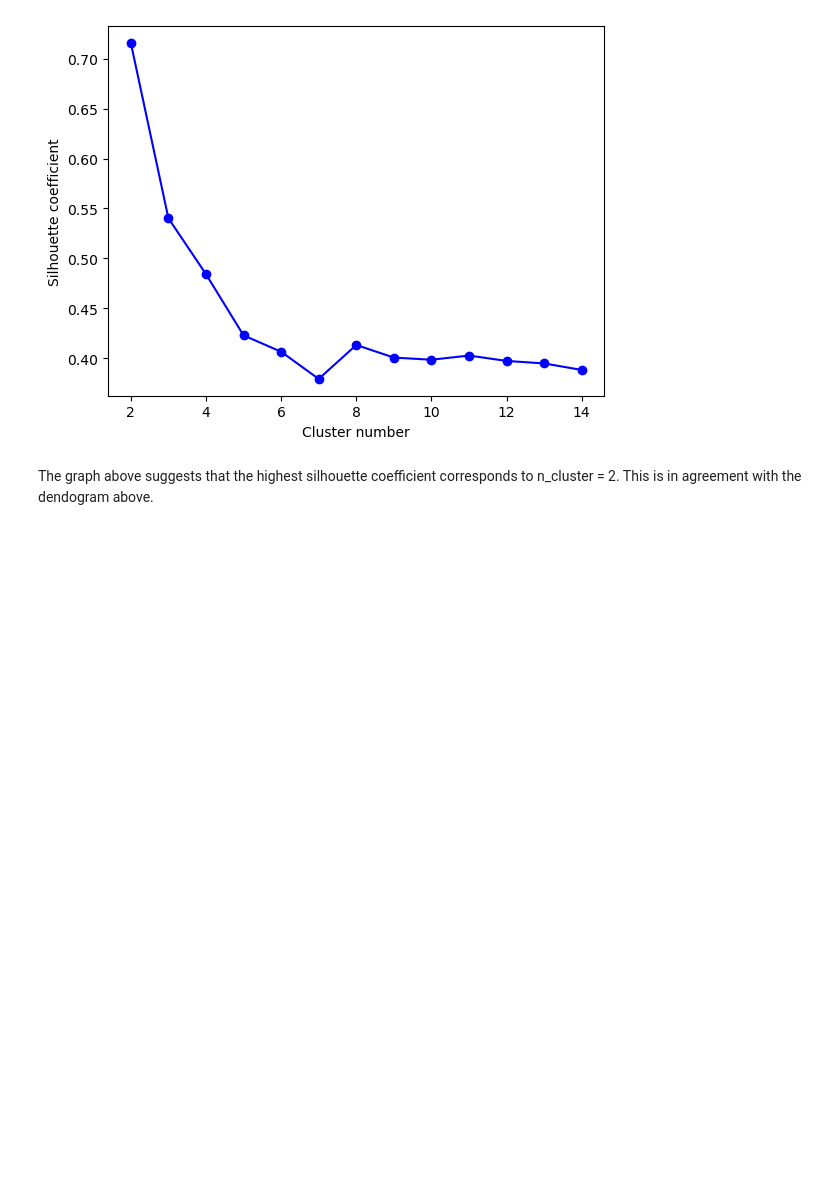
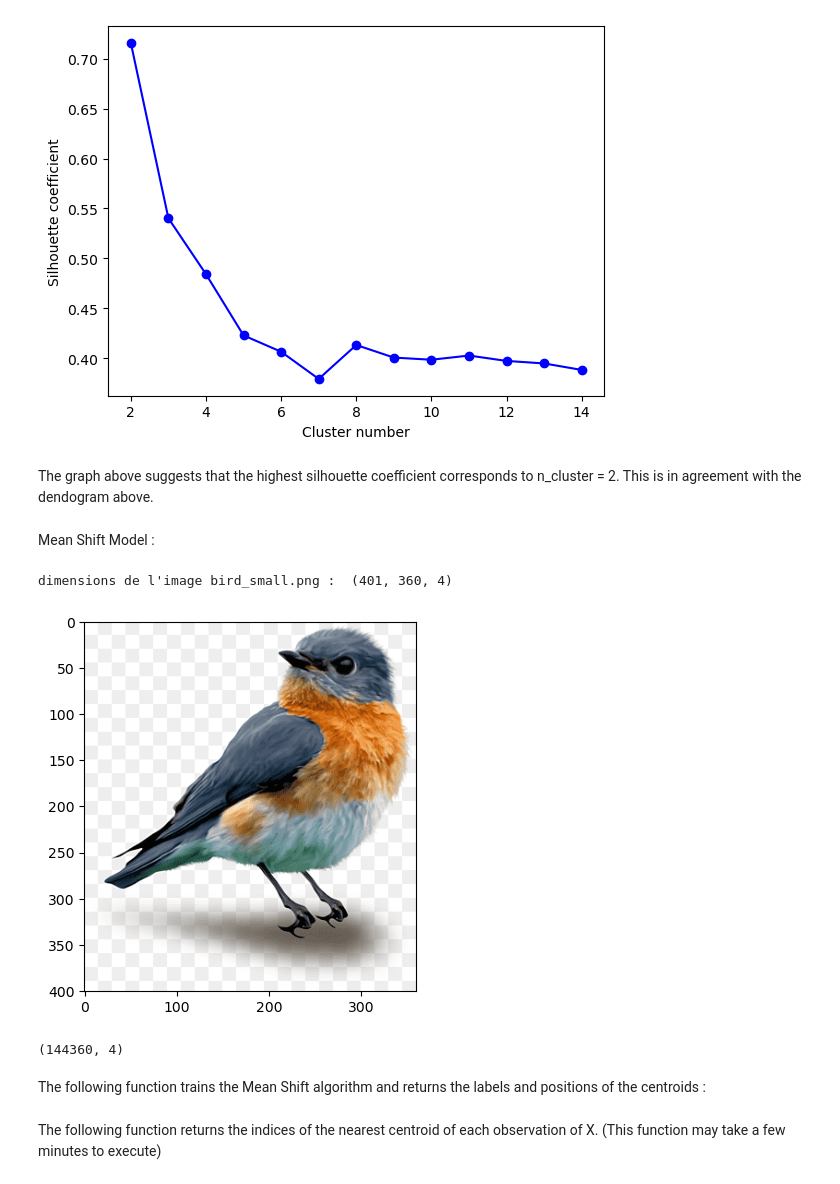
Before and after one commit to aminchk/Clustering-models, a Jupyter notebook: clustering models.ipynb, the cells around one changed output. Cells and saved outputs as stored; diff of their text form; code cells hidden in the pictures; blank space fills up the shorter version.

```diff
--- a/clustering models.ipynb
+++ b/clustering models.ipynb
@@ -219,3 +219,27 @@ plt.show()
 [figure]
 # %% [markdown]
 The graph above suggests that the highest silhouette coefficient corresponds to n_cluster = 2. This is in agreement with the dendogram above.
+# %% [markdown]
+Mean Shift Model :
+# %%
+from sklearn.cluster import MeanShift, estimate_bandwidth
+
+img = plt.imread('bird_small.png')
+# %%
+dimensions = img.shape
+print("dimensions de l'image bird_small.png : ", dimensions)
+
+plt.figure()
+plt.imshow(img)
+plt.show()
+# %% [output]
+dimensions de l'image bird_small.png :  (401, 360, 4)
+[figure, added]
+# %%
+# Resize image :
+X = img.reshape(img.shape[0]*img.shape[1], img.shape[2])
+X.shape
+# %% [output]
+(144360, 4)
+# %% [markdown]
+The following function trains the Mean Shift algorithm and returns the labels and positions of the centroids :
@@ -221,0 +253,2 @@ The graph above suggests that the highest silhouette coefficient corresponds to
+# %% [markdown]
+The following function returns the indices of the nearest centroid of each observation of X. (This function may take a few minutes to execute)
```
Also changed, not shown: parts of 1 cell of this notebook.
